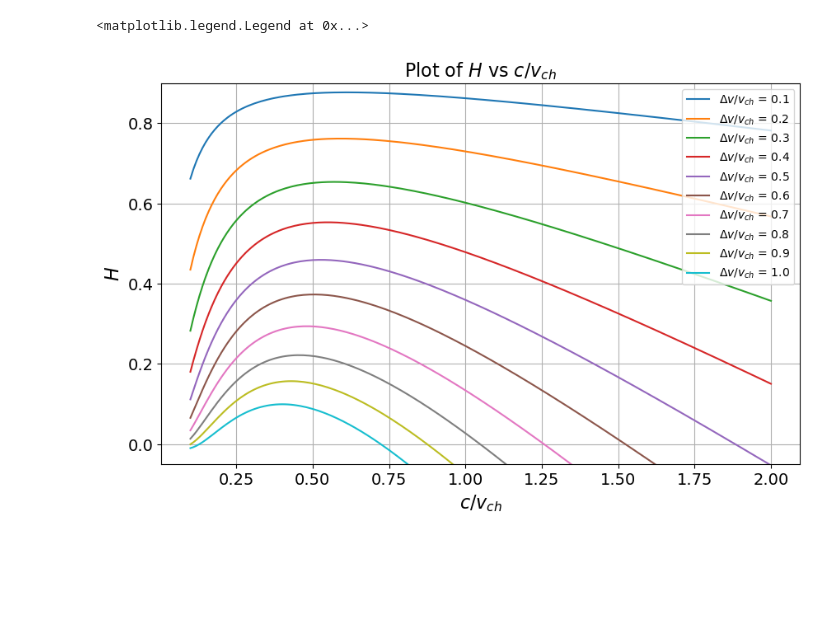
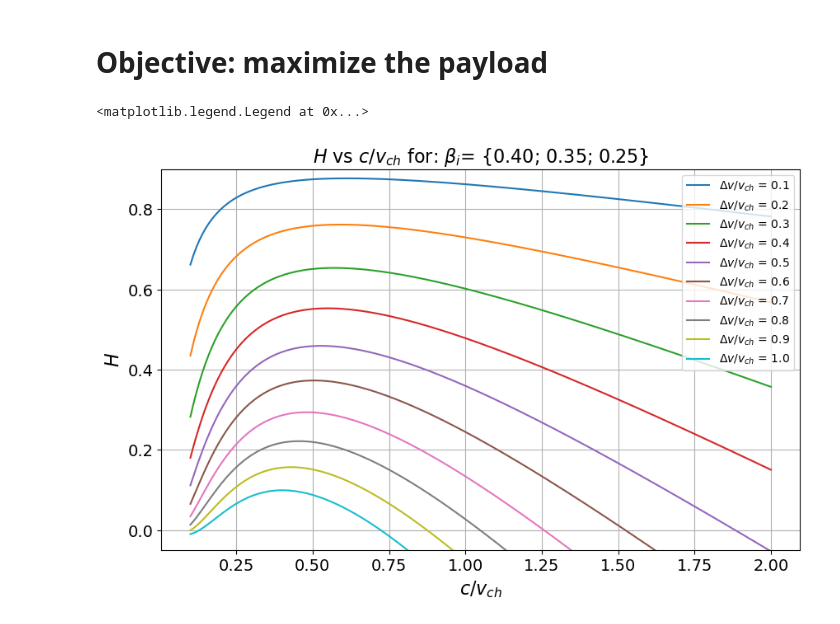
Before and after one commit to Rafid-Ben/Propulsion_optimization, a Jupyter notebook: refueling_metrics.ipynb, the cells around one changed output. Drawn from its saved outputs; the diff is of its cells as text; code cells hidden in the pictures; blank space fills up the shorter version.

```diff
--- a/refueling_metrics.ipynb
+++ b/refueling_metrics.ipynb
@@ -2,8 +2,10 @@
 import numpy as np
 import matplotlib.pyplot as plt
 from matplotlib.lines import Line2D
+# %% [markdown]
+# Objective: maximize the payload
 # %%
 def H_mission(x,y,sequence):
-    assert np.isclose(np.sum(sequence), 1), "Error: The sum of betas must be equal to 1"
+    assert np.abs(np.sum(sequence)- 1)<1e-6, "Error: The sum of betas must be equal to 1"
     Hm=np.exp(-np.max(sequence) *y/x)- x**2 *np.sum(1-np.exp(-sequence *y/x))
     return Hm
@@ -14,25 +12,30 @@ sequence=np.array([.4,.35,.25])
 # %%
+x_vec=np.arange(0.1,2.01,0.01)
+y_vec=np.array([.1,.2,.3,.4,.5,.6,.7,.8,.9,1])
+sequence=np.array([.4,.35,.25])
+
 fig=plt.figure(figsize=(10,6))
 
 for y in y_vec:
     Hm=[]
     for x in x_vec:
         Hm.append(H_mission(x,y,sequence))
     plt.plot(x_vec,Hm,label=rf"$\Delta v/v_{{ch}}$ = {y}")
 
 
 
-
 plt.ylim([-.05,.9])
 
 plt.xlabel(r'$c/v_{ch}$',fontsize=16)
 plt.ylabel(r'$H$',fontsize=16)
-plt.title(r'Plot of $H$ vs $c/v_{ch}$',fontsize=16)
+
+str = r'$H$ vs $c/v_{ch}$ for: $\beta_i$= {' + '; '.join([f"{beta:.2f}" for beta in sequence]) + '}'
+plt.title(str,fontsize=16)
 plt.legend(loc="lower right")
 plt.grid(True)
 plt.xticks(fontsize=14)
 plt.yticks(fontsize=14)
 plt.legend()
 # %% [output]
 <matplotlib.legend.Legend at 0x...>
-[figure, old version]
+[figure, new version]
```
Also changed, not shown: parts of 12 cells of this notebook, 2 other files.
